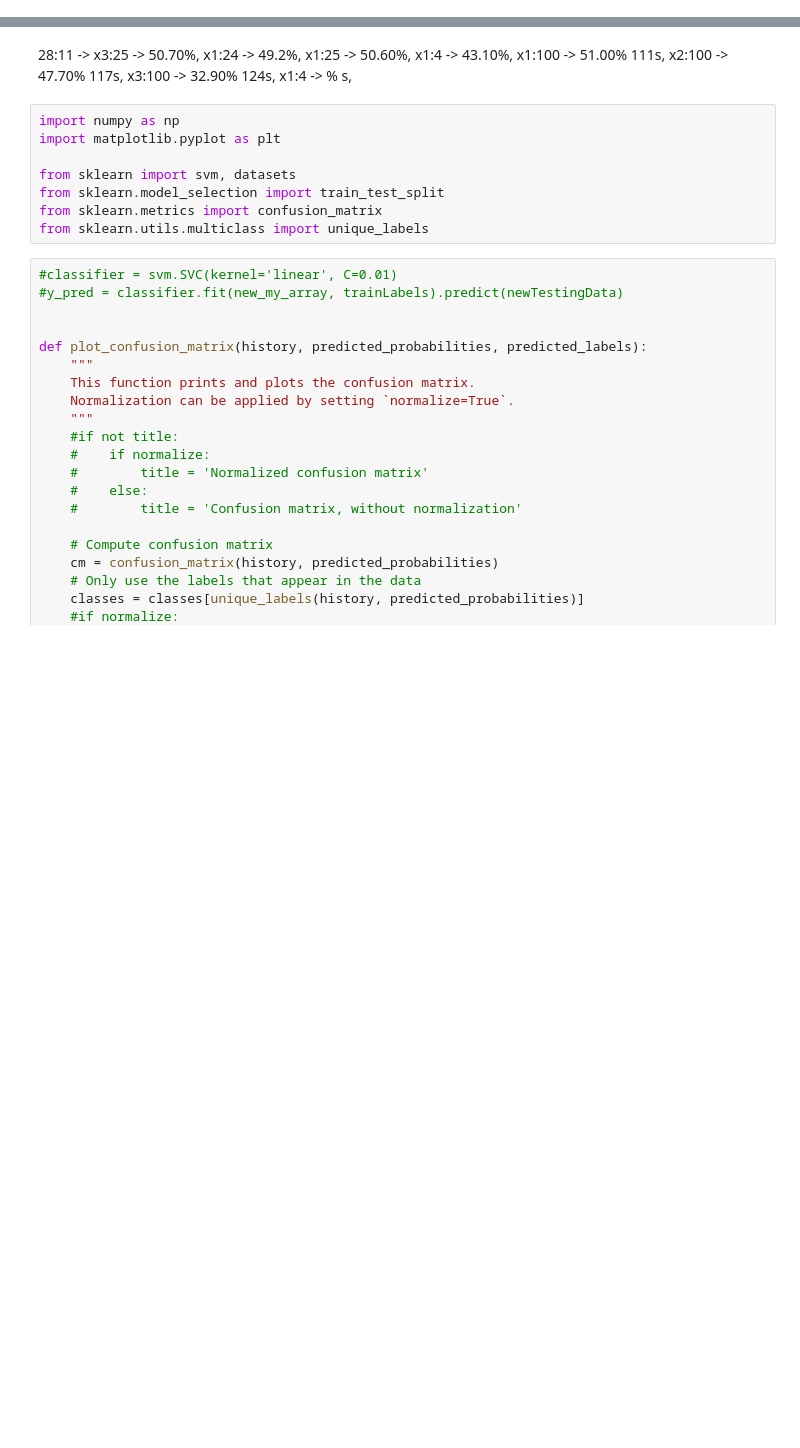
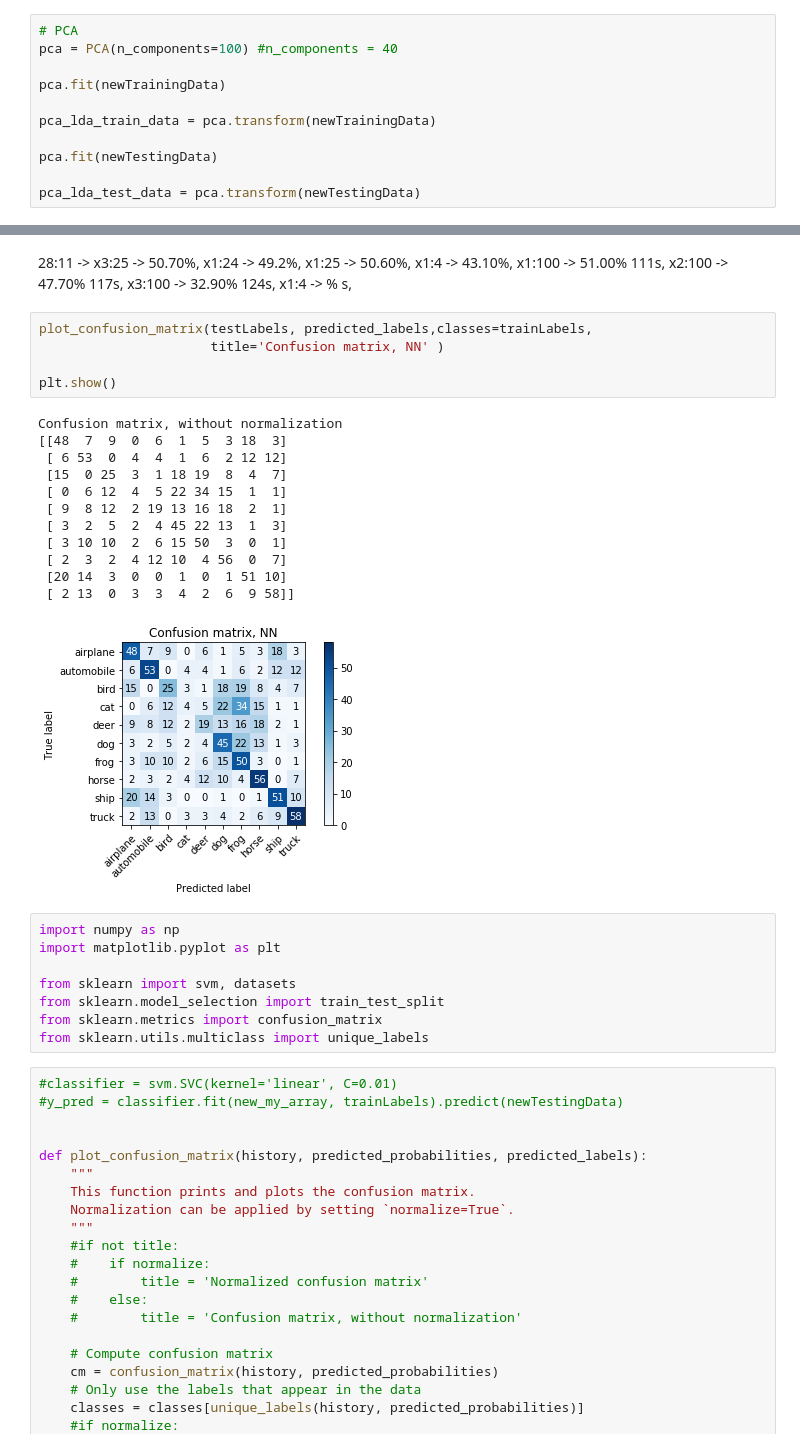
Before and after one commit to codingWithAndy/CSCM45-Big_Data_and_Machine_Learning, a Jupyter notebook: Assignment/Assignment 2.ipynb, the cells around one changed output, grey strips where cells are left out. Cells and saved outputs as stored; diff of their text form; blank space fills up the shorter version.

```diff
--- a/Assignment/Assignment 2.ipynb
+++ b/Assignment/Assignment 2.ipynb
@@ -440,0 +393,11 @@ Confusion matrix, without normalization
+# %%
+# PCA
+pca = PCA(n_components=100) #n_components = 40
+
+pca.fit(newTrainingData)
+
+pca_lda_train_data = pca.transform(newTrainingData)
+
+pca.fit(newTestingData)
+
+pca_lda_test_data = pca.transform(newTestingData)
@@ -483,5 +480,23 @@ Percentage accuracy on testing set is: 41.40%
 # %% [markdown]
 28:11 -> x3:25 -> 50.70%, x1:24 -> 49.2%, x1:25 -> 50.60%, x1:4 -> 43.10%, x1:100 -> 51.00% 111s, x2:100 -> 47.70% 117s, x3:100 -> 32.90% 124s, x1:4 -> % s,
+# %%
+plot_confusion_matrix(testLabels, predicted_labels,classes=trainLabels,
+                      title='Confusion matrix, NN' )
+
+plt.show()
+# %% [output]
+Confusion matrix, without normalization
+[[48  7  9  0  6  1  5  3 18  3]
+ [ 6 53  0  4  4  1  6  2 12 12]
+ [15  0 25  3  1 18 19  8  4  7]
+ [ 0  6 12  4  5 22 34 15  1  1]
+ [ 9  8 12  2 19 13 16 18  2  1]
+ [ 3  2  5  2  4 45 22 13  1  3]
+ [ 3 10 10  2  6 15 50  3  0  1]
+ [ 2  3  2  4 12 10  4 56  0  7]
+ [20 14  3  0  0  1  0  1 51 10]
+ [ 2 13  0  3  3  4  2  6  9 58]]
+[figure, added]
 # %%
 import numpy as np
 import matplotlib.pyplot as plt
```
Also changed, not shown: parts of 29 cells of this notebook.
